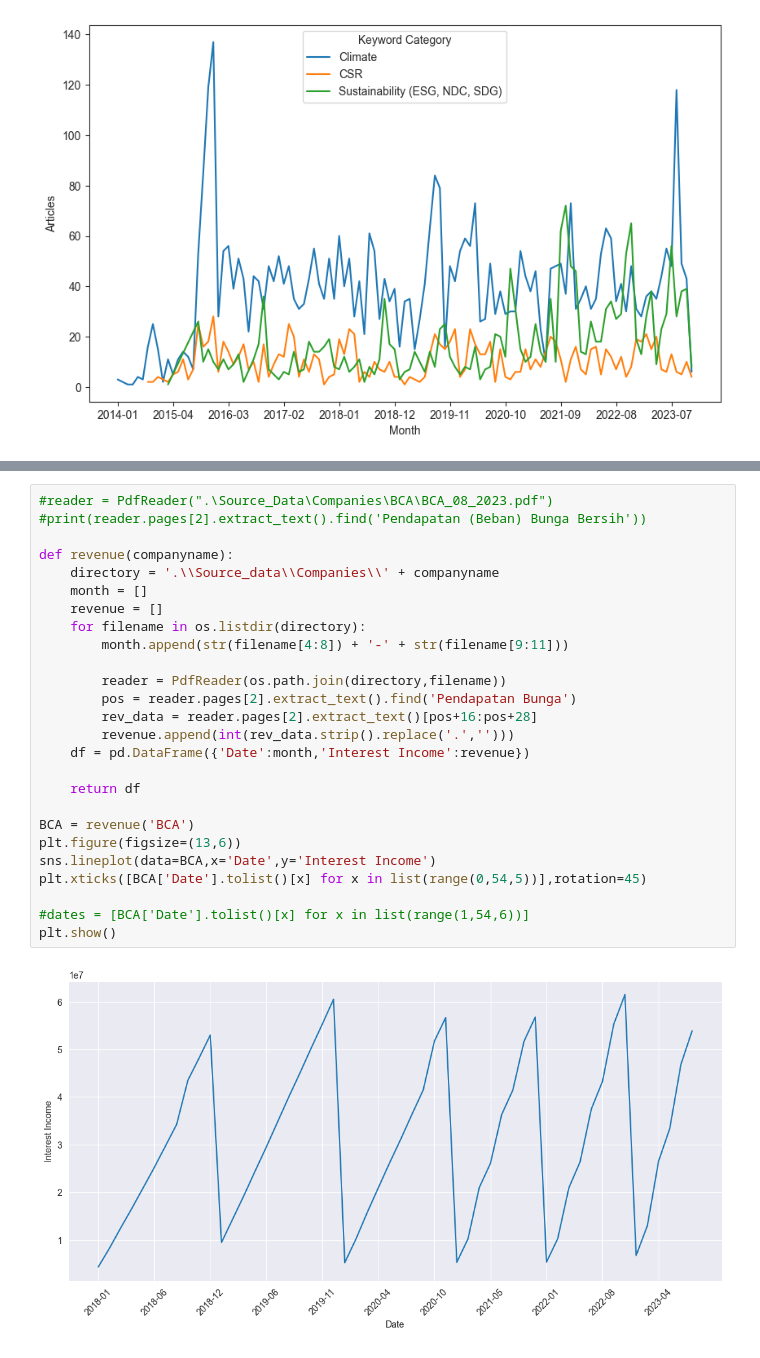
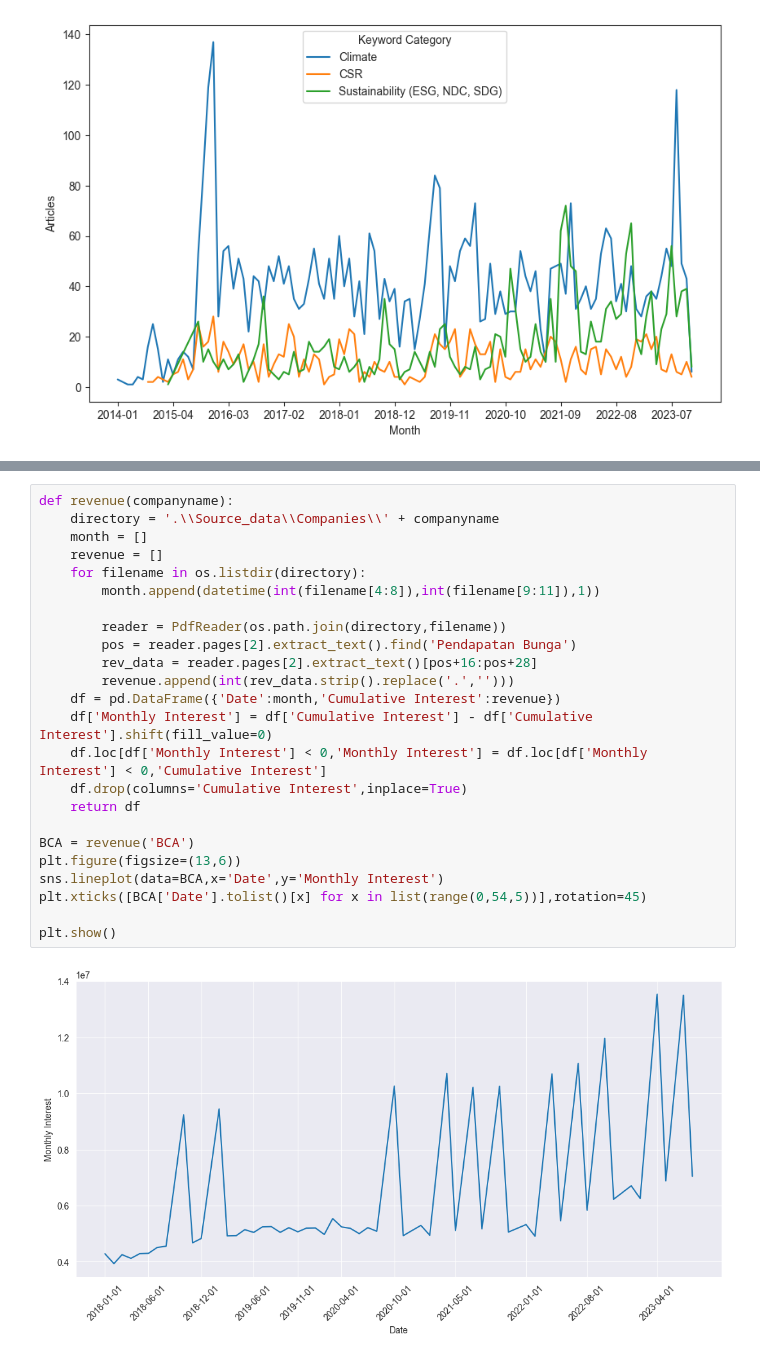
Before and after one commit to Gitbyt3/ESG-Research-Project, a Jupyter notebook: Code.ipynb, the cells around one changed output, grey strips where cells are left out. Cells and saved outputs as stored; diff of their text form.

```diff
--- a/Code.ipynb
+++ b/Code.ipynb
@@ -178,28 +140,26 @@ plt.show()
 # %%
-#reader = PdfReader(".\Source_Data\Companies\BCA\BCA_08_2023.pdf")
-#print(reader.pages[2].extract_text().find('Pendapatan (Beban) Bunga Bersih'))
-
 def revenue(companyname):
     directory = '.\\Source_data\\Companies\\' + companyname
     month = []
     revenue = []
     for filename in os.listdir(directory):
-        month.append(str(filename[4:8]) + '-' + str(filename[9:11]))
+        month.append(datetime(int(filename[4:8]),int(filename[9:11]),1))
 
         reader = PdfReader(os.path.join(directory,filename))
         pos = reader.pages[2].extract_text().find('Pendapatan Bunga')
         rev_data = reader.pages[2].extract_text()[pos+16:pos+28]
         revenue.append(int(rev_data.strip().replace('.','')))
-    df = pd.DataFrame({'Date':month,'Interest Income':revenue})
-
+    df = pd.DataFrame({'Date':month,'Cumulative Interest':revenue})
+    df['Monthly Interest'] = df['Cumulative Interest'] - df['Cumulative Interest'].shift(fill_value=0)
+    df.loc[df['Monthly Interest'] < 0,'Monthly Interest'] = df.loc[df['Monthly Interest'] < 0,'Cumulative Interest']
+    df.drop(columns='Cumulative Interest',inplace=True)
     return df
 
 BCA = revenue('BCA')
 plt.figure(figsize=(13,6))
-sns.lineplot(data=BCA,x='Date',y='Interest Income')
+sns.lineplot(data=BCA,x='Date',y='Monthly Interest')
 plt.xticks([BCA['Date'].tolist()[x] for x in list(range(0,54,5))],rotation=45)
 
-#dates = [BCA['Date'].tolist()[x] for x in list(range(1,54,6))]
 plt.show()
 # %% [output]
-[figure, old version]
+[figure, new version]
```
Also changed, not shown: parts of 6 cells of this notebook, 16 other files.
